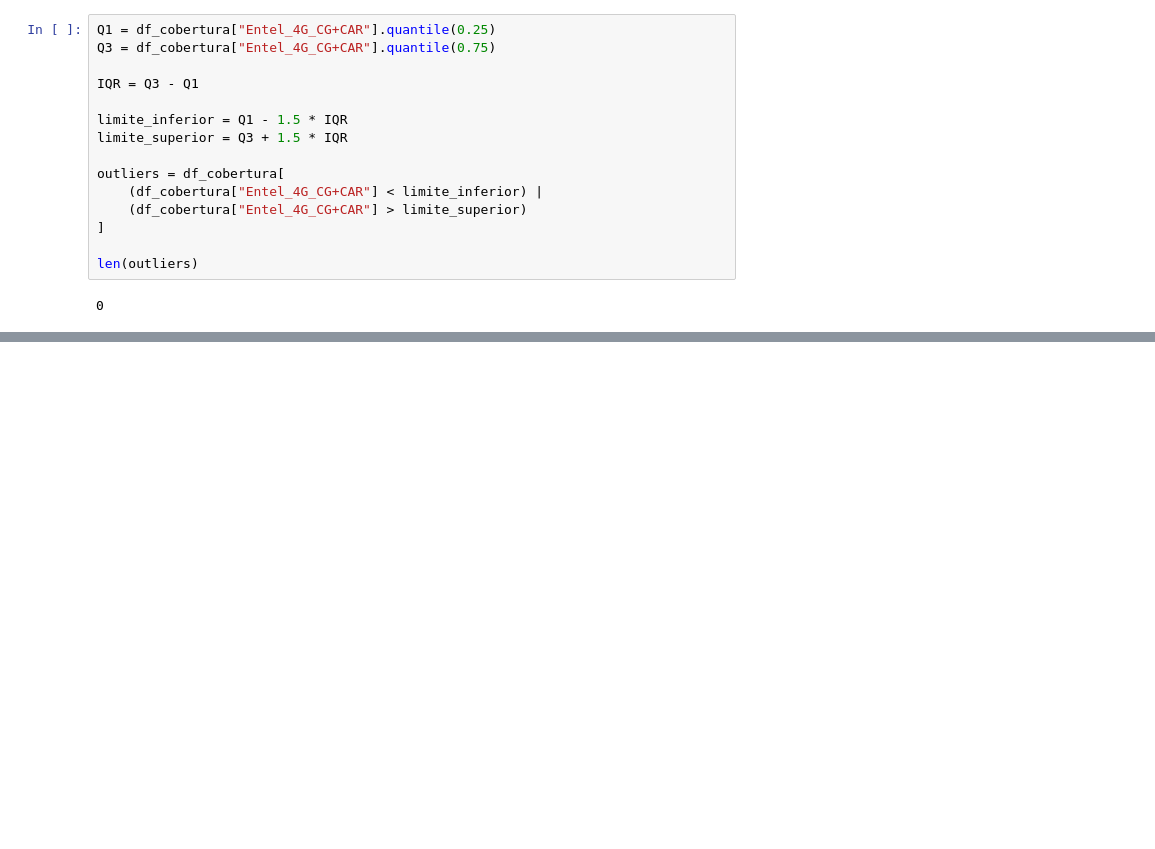
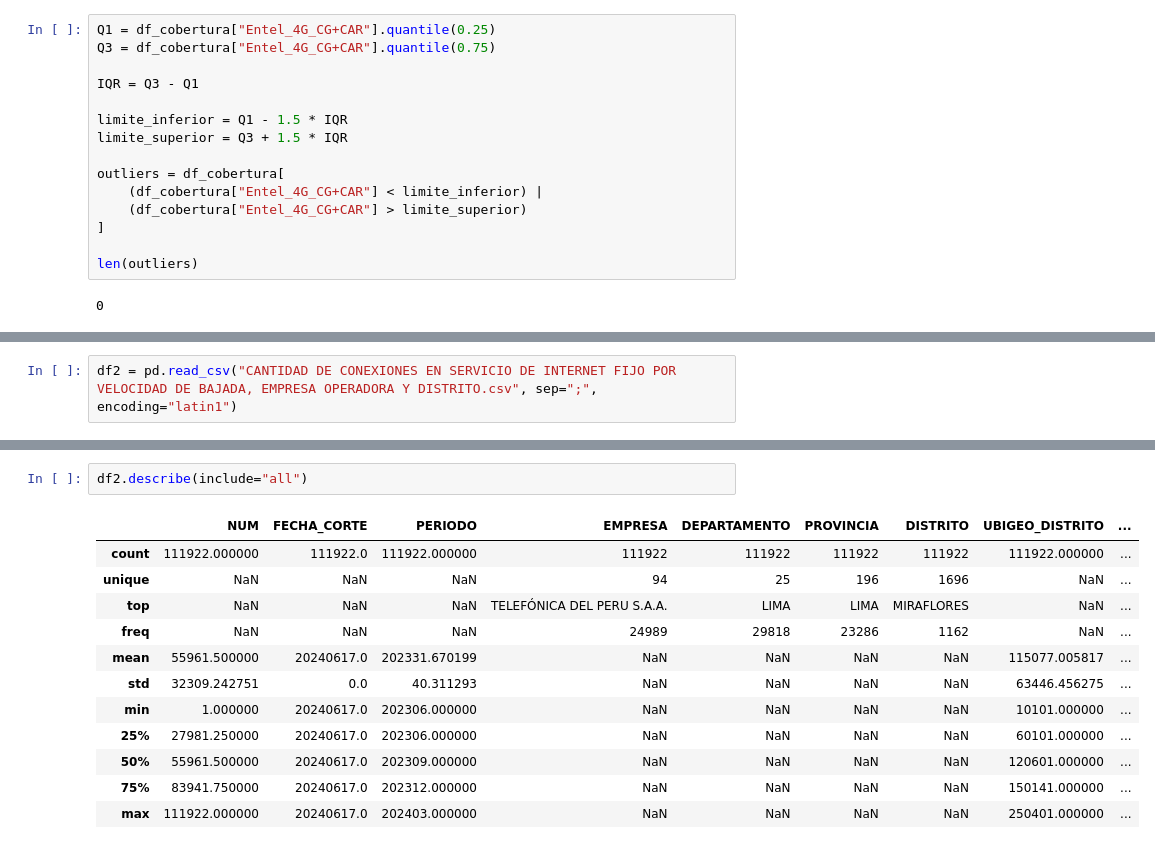
Before and after one commit to ElPalo708/An-lisis-de-la-Brecha-Digital-y-Acceso-a-TIC-en-el-Per-2023-2024, a Jupyter notebook: perfilado.ipynb, the cells around one changed output, grey strips where cells are left out. Cells and saved outputs as stored; diff of their text form; blank space fills up the shorter version.

Commit message:
Perfilado completo Dataset 2: Conexiones de Servicio de Internet

```diff
--- a/perfilado.ipynb
+++ b/perfilado.ipynb
@@ -864,0 +989,2 @@ len(outliers)
+# %%
+df2 = pd.read_csv("CANTIDAD DE CONEXIONES EN SERVICIO DE INTERNET FIJO POR VELOCIDAD DE BAJADA, EMPRESA OPERADORA Y DISTRITO.csv", sep=";", encoding="latin1")
@@ -864,0 +1011,15 @@ len(outliers)
+# %%
+df2.describe(include="all")
+# %% [output]
+|  | NUM | FECHA_CORTE | PERIODO | EMPRESA | DEPARTAMENTO | PROVINCIA | DISTRITO | UBIGEO_DISTRITO | ... |
+| count | 111922.000000 | 111922.0 | 111922.000000 | 111922 | 111922 | 111922 | 111922 | 111922.000000 | ... |
+| unique | NaN | NaN | NaN | 94 | 25 | 196 | 1696 | NaN | ... |
+| top | NaN | NaN | NaN | TELEFÓNICA DEL PERU S.A.A. | LIMA | LIMA | MIRAFLORES | NaN | ... |
+| freq | NaN | NaN | NaN | 24989 | 29818 | 23286 | 1162 | NaN | ... |
+| mean | 55961.500000 | 20240617.0 | 202331.670199 | NaN | NaN | NaN | NaN | 115077.005817 | ... |
+| std | 32309.242751 | 0.0 | 40.311293 | NaN | NaN | NaN | NaN | 63446.456275 | ... |
+| min | 1.000000 | 20240617.0 | 202306.000000 | NaN | NaN | NaN | NaN | 10101.000000 | ... |
+| 25% | 27981.250000 | 20240617.0 | 202306.000000 | NaN | NaN | NaN | NaN | 60101.000000 | ... |
+| 50% | 55961.500000 | 20240617.0 | 202309.000000 | NaN | NaN | NaN | NaN | 120601.000000 | ... |
+| 75% | 83941.750000 | 20240617.0 | 202312.000000 | NaN | NaN | NaN | NaN | 150141.000000 | ... |
+| max | 111922.000000 | 20240617.0 | 202403.000000 | NaN | NaN | NaN | NaN | 250401.000000 | ... |
```
Also changed, not shown: parts of 32 cells of this notebook, 4 other files.
